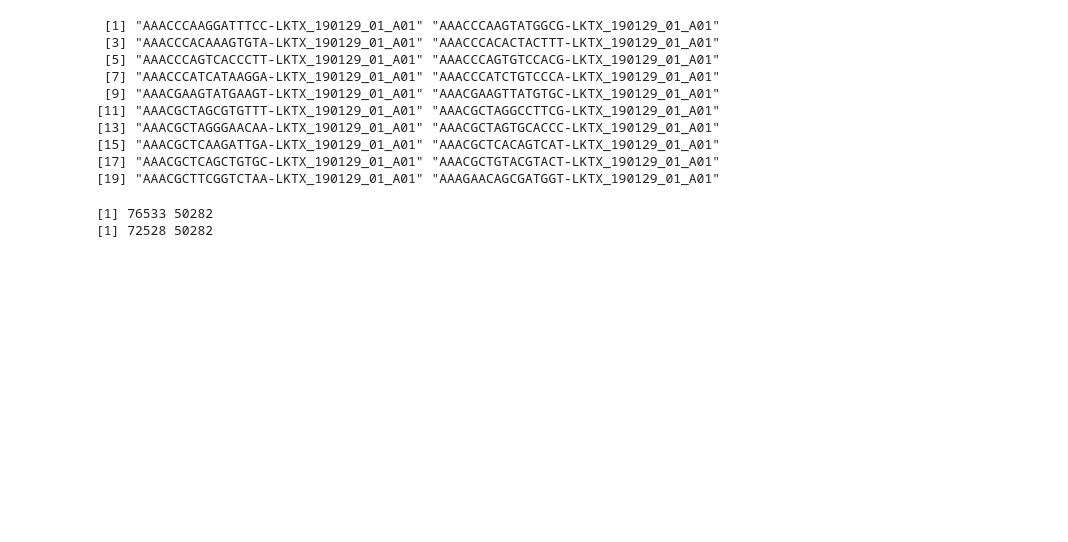
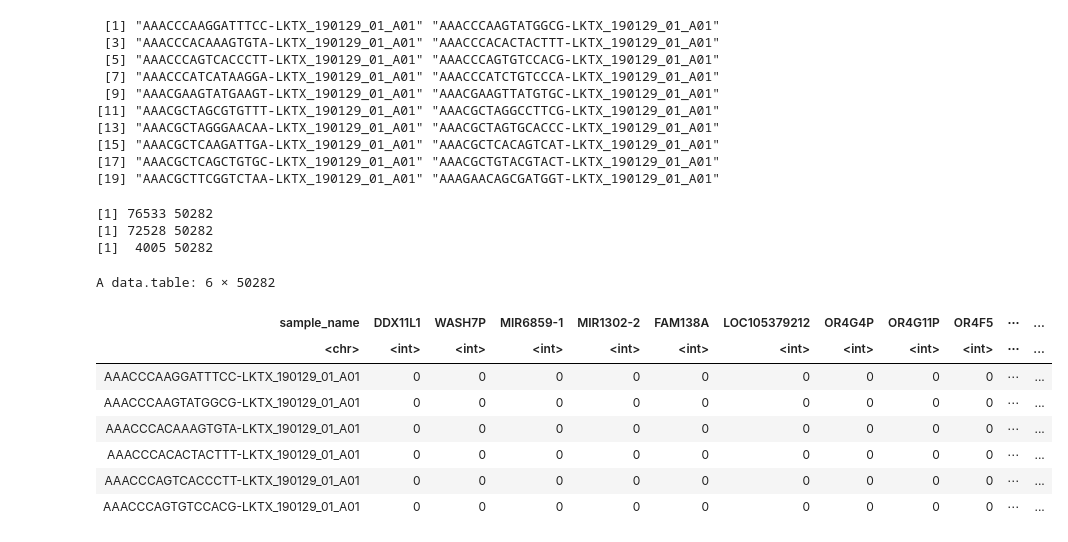
Before and after one commit to NikitaArya17/next_generation_sequencing_projects, a Jupyter notebook: human_m1/code/human_m1_analysis.ipynb, the cells around one changed output. Saved outputs shown, nothing was run; the diff lists cells and outputs as text; code cells hidden in the pictures; blank space fills up the shorter version.

```diff
--- a/human_m1/code/human_m1_analysis.ipynb
+++ b/human_m1/code/human_m1_analysis.ipynb
@@ -267,7 +270,20 @@ gene_non_neuronal <- gene_matrix[!neuronal_genes, ]
 # %%
 print(dim(gene_matrix))
 print(dim(gene_neuronal))
-#print(dim(gene_non_neuronal))
+print(dim(gene_non_neuronal))
 # %% [output]
 [1] 76533 50282
 [1] 72528 50282
+[1]  4005 50282
+# %%
+head(gene_neuronal)
+# %% [output]
+A data.table: 6 × 50282
+| sample_name | DDX11L1 | WASH7P | MIR6859-1 | MIR1302-2 | FAM138A | LOC105379212 | OR4G4P | OR4G11P | OR4F5 | ⋯ | ... |
+| <chr> | <int> | <int> | <int> | <int> | <int> | <int> | <int> | <int> | <int> | ⋯ | ... |
+| AAACCCAAGGATTTCC-LKTX_190129_01_A01 | 0 | 0 | 0 | 0 | 0 | 0 | 0 | 0 | 0 | ⋯ | ... |
+| AAACCCAAGTATGGCG-LKTX_190129_01_A01 | 0 | 0 | 0 | 0 | 0 | 0 | 0 | 0 | 0 | ⋯ | ... |
+| AAACCCACAAAGTGTA-LKTX_190129_01_A01 | 0 | 0 | 0 | 0 | 0 | 0 | 0 | 0 | 0 | ⋯ | ... |
+| AAACCCACACTACTTT-LKTX_190129_01_A01 | 0 | 0 | 0 | 0 | 0 | 0 | 0 | 0 | 0 | ⋯ | ... |
+| AAACCCAGTCACCCTT-LKTX_190129_01_A01 | 0 | 0 | 0 | 0 | 0 | 0 | 0 | 0 | 0 | ⋯ | ... |
+| AAACCCAGTGTCCACG-LKTX_190129_01_A01 | 0 | 0 | 0 | 0 | 0 | 0 | 0 | 0 | 0 | ⋯ | ... |
```
Also changed, not shown: parts of 3 cells of this notebook.
